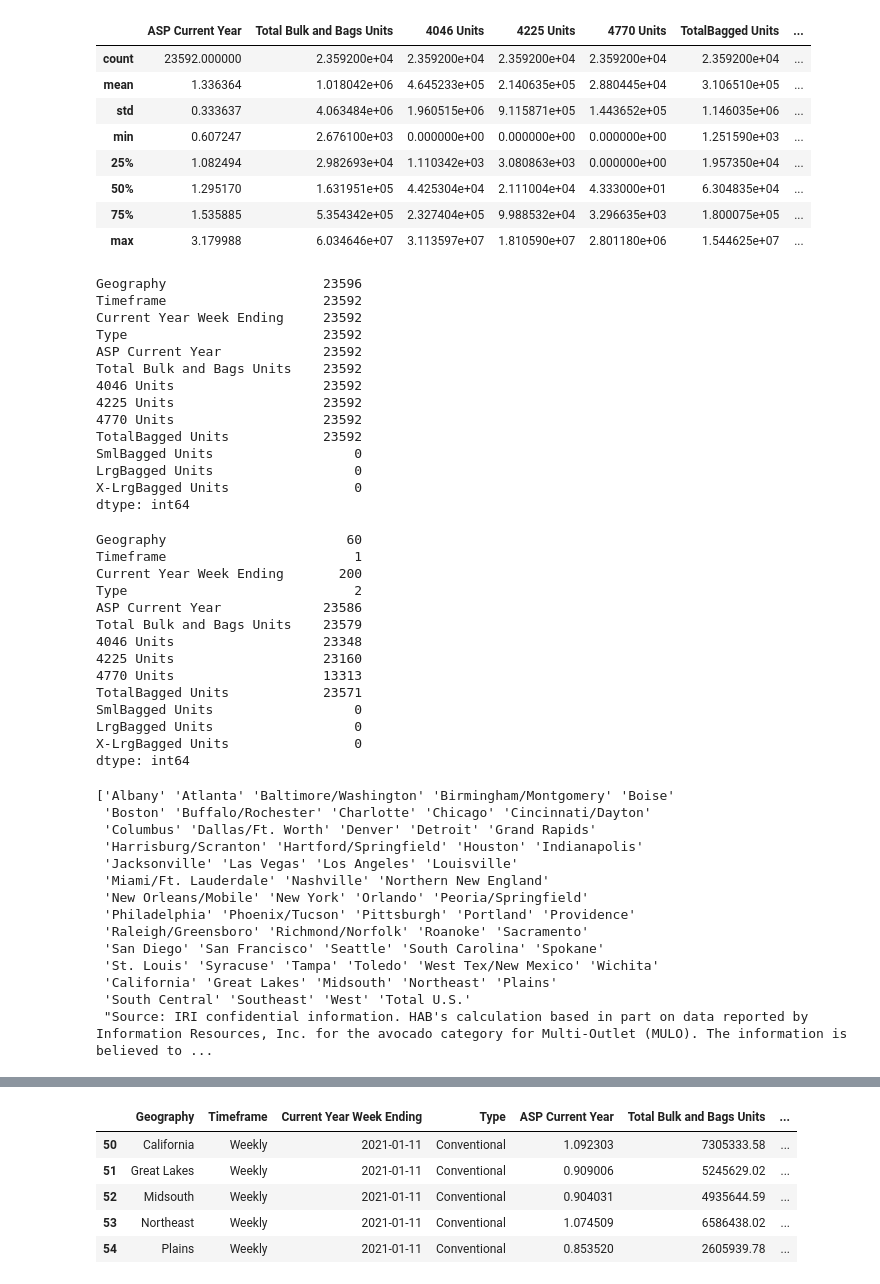
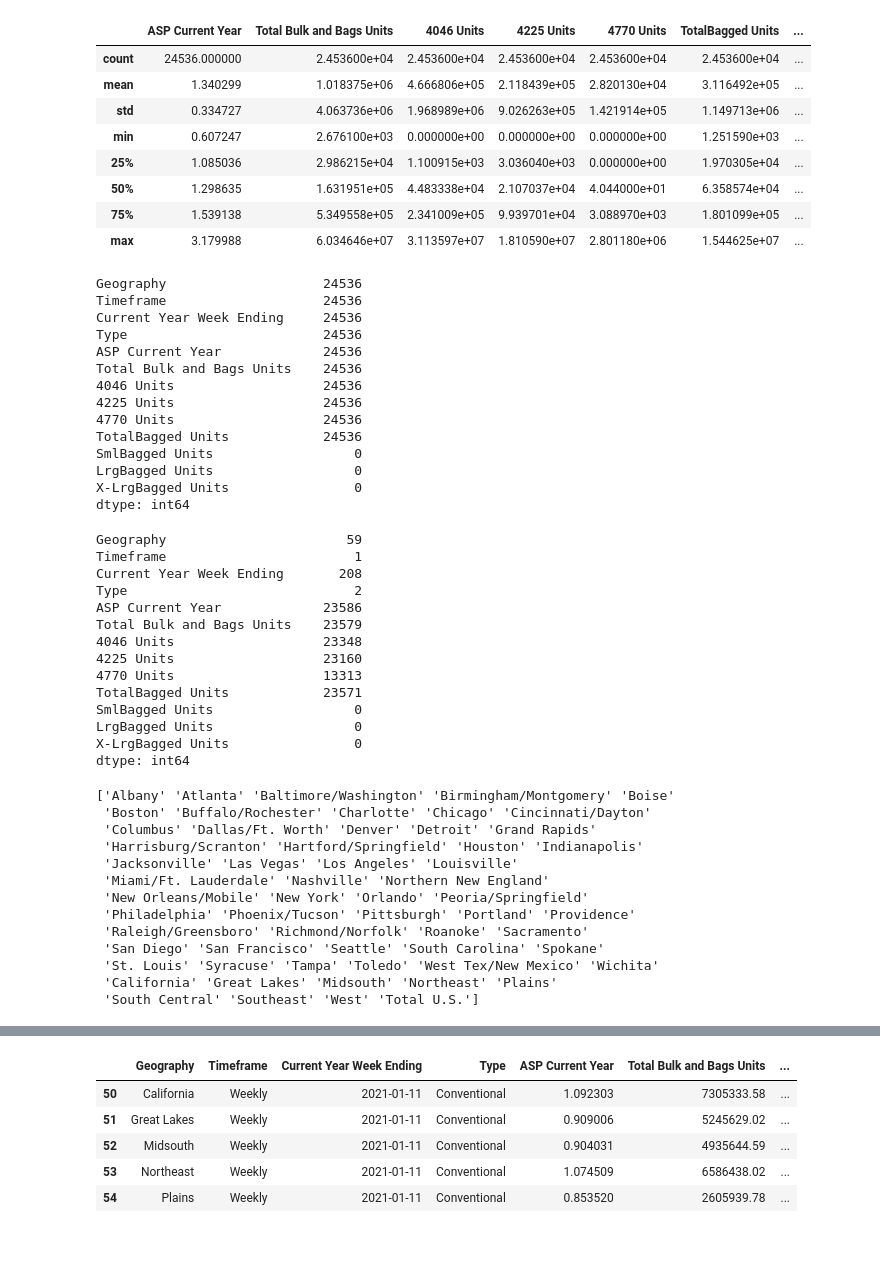
Before and after one commit to arboldeku/Avocado-2.0, a Jupyter notebook: code/exploracion_datos.ipynb, the cells around one changed output, grey strips where cells are left out. Cells and saved outputs as stored; diff of their text form; code cells hidden in the pictures; blank space fills up the shorter version.

Commit message:
complete lacking data of Q4 - 2024 with mean previous seasons

```diff
--- a/code/exploracion_datos.ipynb
+++ b/code/exploracion_datos.ipynb
@@ -43,0 +4,2 @@ None
+# %%
+avocado_df = pd.read_csv('../dataset/avocado_df.csv')
@@ -44,39 +29,39 @@ None
 # %%
-merged_df.describe()
+avocado_df.describe()
 # %% [output]
 |  | ASP Current Year | Total Bulk and Bags Units | 4046 Units | 4225 Units | 4770 Units | TotalBagged Units | ... |
-| count | 23592.000000 | 2.359200e+04 | 2.359200e+04 | 2.359200e+04 | 2.359200e+04 | 2.359200e+04 | ... |
-| mean | 1.336364 | 1.018042e+06 | 4.645233e+05 | 2.140635e+05 | 2.880445e+04 | 3.106510e+05 | ... |
-| std | 0.333637 | 4.063484e+06 | 1.960515e+06 | 9.115871e+05 | 1.443652e+05 | 1.146035e+06 | ... |
+| count | 24536.000000 | 2.453600e+04 | 2.453600e+04 | 2.453600e+04 | 2.453600e+04 | 2.453600e+04 | ... |
+| mean | 1.340299 | 1.018375e+06 | 4.666806e+05 | 2.118439e+05 | 2.820130e+04 | 3.116492e+05 | ... |
+| std | 0.334727 | 4.063736e+06 | 1.968989e+06 | 9.026263e+05 | 1.421914e+05 | 1.149713e+06 | ... |
 | min | 0.607247 | 2.676100e+03 | 0.000000e+00 | 0.000000e+00 | 0.000000e+00 | 1.251590e+03 | ... |
-| 25% | 1.082494 | 2.982693e+04 | 1.110342e+03 | 3.080863e+03 | 0.000000e+00 | 1.957350e+04 | ... |
-| 50% | 1.295170 | 1.631951e+05 | 4.425304e+04 | 2.111004e+04 | 4.333000e+01 | 6.304835e+04 | ... |
-| 75% | 1.535885 | 5.354342e+05 | 2.327404e+05 | 9.988532e+04 | 3.296635e+03 | 1.800075e+05 | ... |
+| 25% | 1.085036 | 2.986215e+04 | 1.100915e+03 | 3.036040e+03 | 0.000000e+00 | 1.970305e+04 | ... |
+| 50% | 1.298635 | 1.631951e+05 | 4.483338e+04 | 2.107037e+04 | 4.044000e+01 | 6.358574e+04 | ... |
+| 75% | 1.539138 | 5.349558e+05 | 2.341009e+05 | 9.939701e+04 | 3.088970e+03 | 1.801099e+05 | ... |
 | max | 3.179988 | 6.034646e+07 | 3.113597e+07 | 1.810590e+07 | 2.801180e+06 | 1.544625e+07 | ... |
 # %%
-merged_df.count()
+avocado_df.count()
 # %% [output]
-Geography                    23596
-Timeframe                    23592
-Current Year Week Ending     23592
-Type                         23592
-ASP Current Year             23592
-Total Bulk and Bags Units    23592
-4046 Units                   23592
-4225 Units                   23592
-4770 Units                   23592
-TotalBagged Units            23592
+Geography                    24536
+Timeframe                    24536
+Current Year Week Ending     24536
+Type                         24536
+ASP Current Year             24536
+Total Bulk and Bags Units    24536
+4046 Units                   24536
+4225 Units                   24536
+4770 Units                   24536
+TotalBagged Units            24536
 SmlBagged Units                  0
 LrgBagged Units                  0
 X-LrgBagged Units                0
 dtype: int64
 # %%
-unique_values = merged_df.nunique()
+unique_values = avocado_df.nunique()
 unique_values
 # %% [output]
-Geography                       60
+Geography                       59
 Timeframe                        1
-Current Year Week Ending       200
+Current Year Week Ending       208
 Type                             2
 ASP Current Year             23586
 Total Bulk and Bags Units    23579
@@ -89,7 +74,7 @@ LrgBagged Units                  0
 X-LrgBagged Units                0
 dtype: int64
 # %%
-print(merged_df['Geography'].unique())
+print(avocado_df['Geography'].unique())
 # %% [output]
 ['Albany' 'Atlanta' 'Baltimore/Washington' 'Birmingham/Montgomery' 'Boise'
  'Boston' 'Buffalo/Rochester' 'Charlotte' 'Chicago' 'Cincinnati/Dayton'
@@ -103,6 +88,5 @@ print(merged_df['Geography'].unique())
  'San Diego' 'San Francisco' 'Seattle' 'South Carolina' 'Spokane'
  'St. Louis' 'Syracuse' 'Tampa' 'Toledo' 'West Tex/New Mexico' 'Wichita'
  'California' 'Great Lakes' 'Midsouth' 'Northeast' 'Plains'
- 'South Central' 'Southeast' 'West' 'Total U.S.'
- "Source: IRI confidential information. HAB's calculation based in part on data reported by Information Resources, Inc. for the avocado category for Multi-Outlet (MULO). The information is believed to ...
+ 'South Central' 'Southeast' 'West' 'Total U.S.']
 # %%
```
Also changed, not shown: parts of 15 cells of this notebook, 10 other files.
